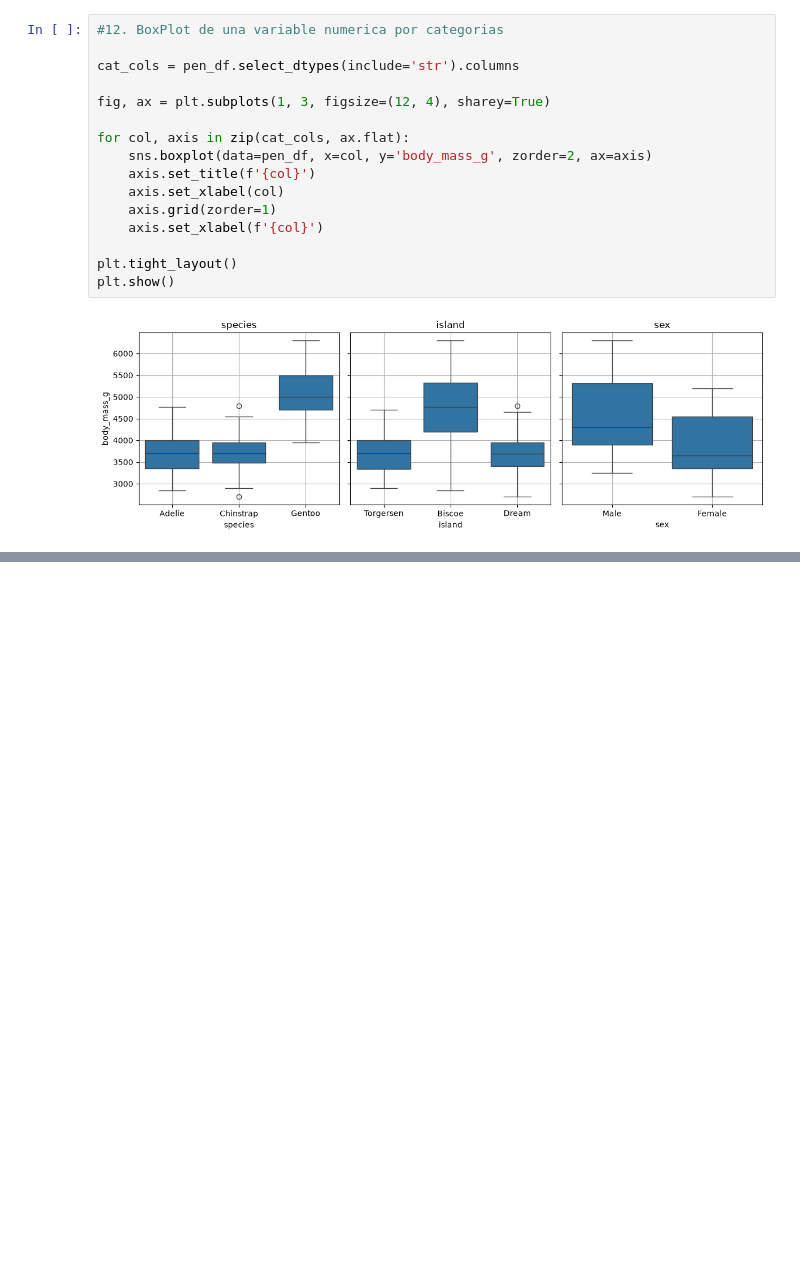
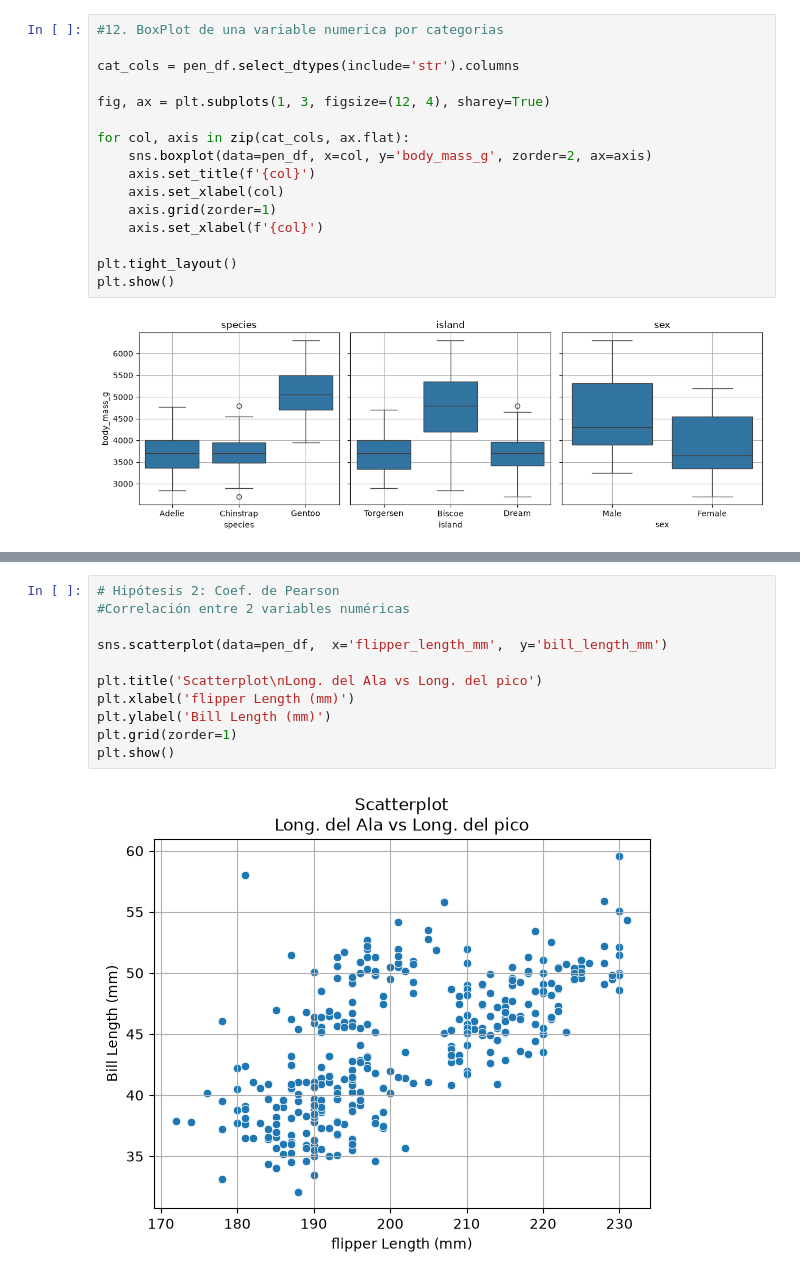
Before and after one commit to CienciaDatosUdea/002_EstudiantesAprendizajeEstadistico, a Jupyter notebook: semestre2026-2/Estudiantes/Lopez_5333/Laboratorio_01_pinguinos_v2_IA.ipynb, the cells around one changed output, grey strips where cells are left out. Drawn from its saved outputs; the diff is of its cells as text; blank space fills up the shorter version.

```diff
--- a/semestre2026-2/Estudiantes/Lopez_5333/Laboratorio_01_pinguinos_v2_IA.ipynb
+++ b/semestre2026-2/Estudiantes/Lopez_5333/Laboratorio_01_pinguinos_v2_IA.ipynb
@@ -330,0 +417,13 @@ plt.show()
+# %%
+# Hipótesis 2: Coef. de Pearson
+#Correlación entre 2 variables numéricas
+
+sns.scatterplot(data=pen_df,  x='flipper_length_mm',  y='bill_length_mm')
+
+plt.title('Scatterplot\nLong. del Ala vs Long. del pico')
+plt.xlabel('flipper Length (mm)')
+plt.ylabel('Bill Length (mm)')
+plt.grid(zorder=1)
+plt.show()
+# %% [output]
+[figure, added]
```
Also changed, not shown: parts of 24 cells of this notebook, 1 other file.
